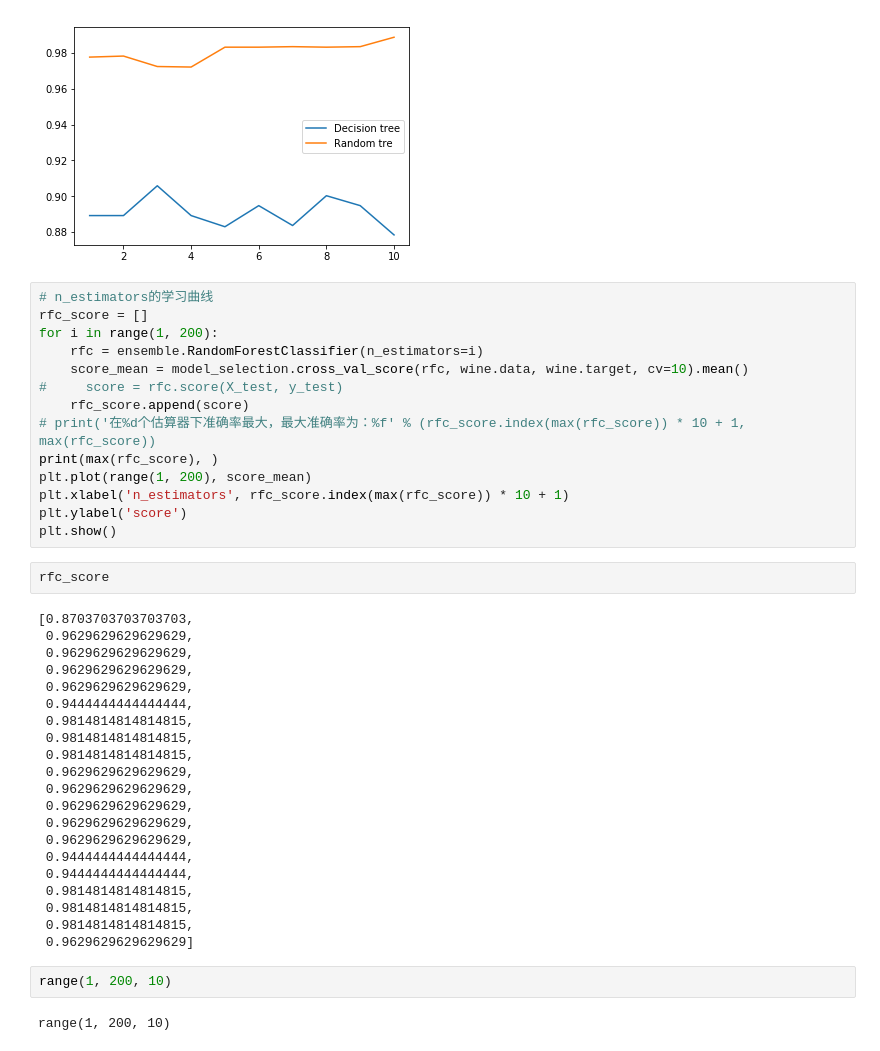
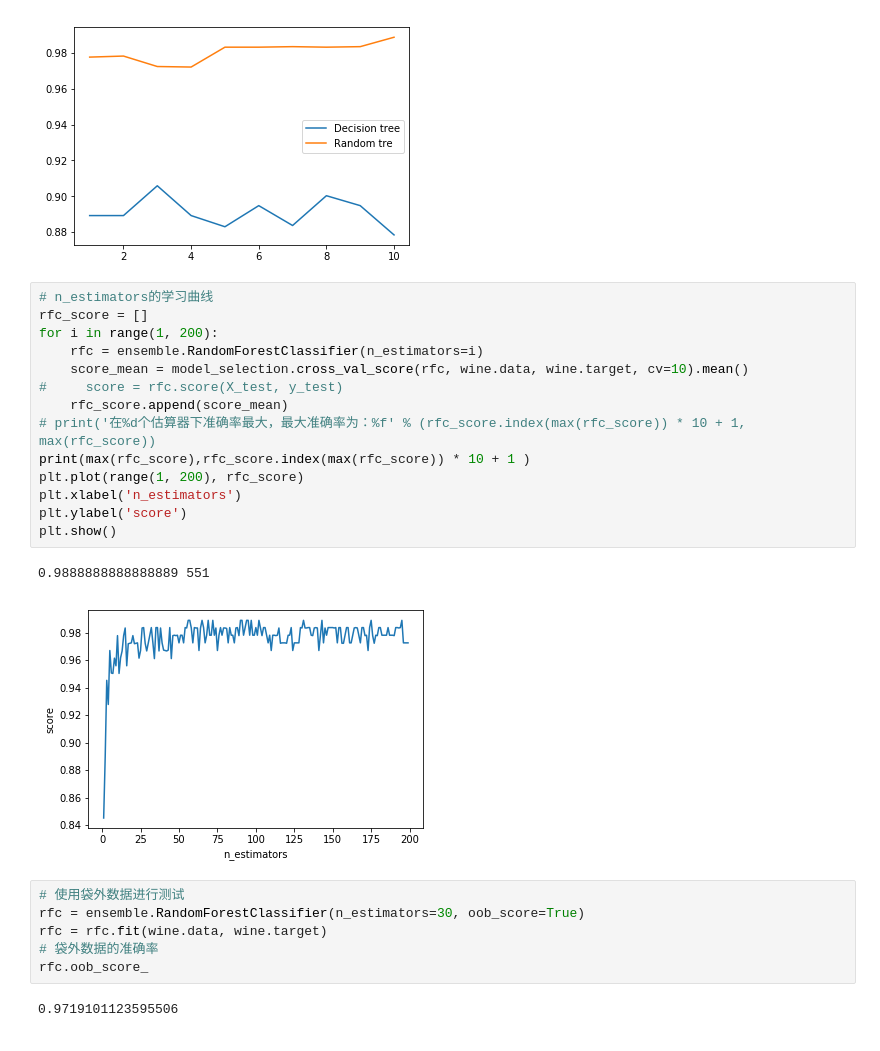
Before and after one commit to appbanana/MachineLearningAction, a Jupyter notebook: scikit-learn/随机森林/01-决策树和随机森林对比.ipynb, the cells around one changed output. Saved outputs shown, nothing was run; the diff lists cells and outputs as text.

```diff
--- a/scikit-learn/随机森林/01-决策树和随机森林对比.ipynb
+++ b/scikit-learn/随机森林/01-决策树和随机森林对比.ipynb
@@ -52,41 +53,25 @@ plt.show()
 # %%
 # n_estimators的学习曲线
 rfc_score = []
 for i in range(1, 200):
     rfc = ensemble.RandomForestClassifier(n_estimators=i)
     score_mean = model_selection.cross_val_score(rfc, wine.data, wine.target, cv=10).mean()
 #     score = rfc.score(X_test, y_test)
-    rfc_score.append(score)
+    rfc_score.append(score_mean)
 # print('在%d个估算器下准确率最大，最大准确率为：%f' % (rfc_score.index(max(rfc_score)) * 10 + 1, max(rfc_score))
-print(max(rfc_score), )
-plt.plot(range(1, 200), score_mean)
-plt.xlabel('n_estimators', rfc_score.index(max(rfc_score)) * 10 + 1)
+print(max(rfc_score),rfc_score.index(max(rfc_score)) * 10 + 1 )
+plt.plot(range(1, 200), rfc_score)
+plt.xlabel('n_estimators')
 plt.ylabel('score')
 plt.show()
+# %% [output]
+0.9888888888888889 551
+[figure, added]
-# %%
-rfc_score
-# %% [output]
-[0.8703703703703703,
- 0.9629629629629629,
- 0.9629629629629629,
- 0.9629629629629629,
- 0.9629629629629629,
- 0.9444444444444444,
- 0.9814814814814815,
- 0.9814814814814815,
- 0.9814814814814815,
- 0.9629629629629629,
- 0.9629629629629629,
- 0.9629629629629629,
- 0.9629629629629629,
- 0.9629629629629629,
- 0.9444444444444444,
- 0.9444444444444444,
- 0.9814814814814815,
- 0.9814814814814815,
- 0.9814814814814815,
- 0.9629629629629629]
-# %%
-range(1, 200, 10)
-# %% [output]
-range(1, 200, 10)
+# %%
+# 使用袋外数据进行测试
+rfc = ensemble.RandomForestClassifier(n_estimators=30, oob_score=True)
+rfc = rfc.fit(wine.data, wine.target)
+# 袋外数据的准确率
+rfc.oob_score_
+# %% [output]
+0.9719101123595506
```
Also changed, not shown: parts of 10 cells of this notebook, 2 other files.
